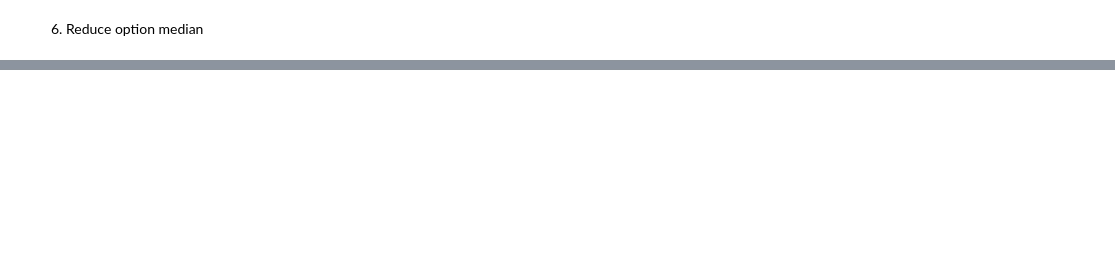
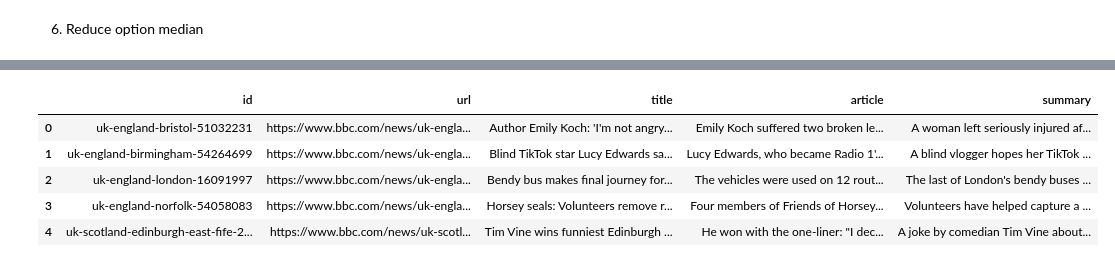
Before and after one commit to arisanguyen/w266_project, a Jupyter notebook: XL_Sum_BERT_Extractive.ipynb, the cells around one changed output, grey strips where cells are left out. Cells and saved outputs as stored; diff of their text form; code cells hidden in the pictures; blank space fills up the shorter version.

Commit message:
categories, chrf scores

```diff
--- a/XL_Sum_BERT_Extractive.ipynb
+++ b/XL_Sum_BERT_Extractive.ipynb
@@ -848,0 +595,15 @@ rougeLs average : 0.12307647067888493
+# %%
+def find_indices(list_to_check, item_to_find):
+    indices = []
+    for idx, value in enumerate(list_to_check):
+        if value == item_to_find:
+            indices.append(idx)
+    return indices
+# %%
+categories = []
+
+for i in range(len(dataset['train'])):
+    cat = dataset['train'][i]['id']
+    result = re.sub('\d','',cat)[:-1]
+    result = result.split('-')[0].split('.')[0]
+    categories.append(result)
@@ -848,0 +612,5 @@ rougeLs average : 0.12307647067888493
+# %%
+uk = find_indices(categories, 'uk')
+index = pd.DataFrame({"index": uk})
+sample_index = index.sample(n=1000, replace=False, random_state=1004)
+sample_index[:5]
@@ -848,0 +624,24 @@ rougeLs average : 0.12307647067888493
+# %%
+id = []
+url = []
+title = []
+article = []
+summary = []
+
+for i in sample_index["index"]:
+    id.append(dataset["train"][i]['id'])
+    url.append(dataset["train"][i]['url'])
+    title.append(dataset["train"][i]['title'])
+    summary.append(dataset["train"][i]['summary'])
+    article.append(dataset["train"][i]['text'])
+# %%
+d = {'id': id, 'url': url, "title": title, 'article': article, 'summary': summary}
+df = pd.DataFrame(data=d)
+df.head(5)
+# %% [output]
+|  | id | url | title | article | summary |
+| 0 | uk-england-bristol-51032231 | https://www.bbc.com/news/uk-engla... | Author Emily Koch: 'I'm not angry... | Emily Koch suffered two broken le... | A woman left seriously injured af... |
+| 1 | uk-england-birmingham-54264699 | https://www.bbc.com/news/uk-engla... | Blind TikTok star Lucy Edwards sa... | Lucy Edwards, who became Radio 1'... | A blind vlogger hopes her TikTok ... |
+| 2 | uk-england-london-16091997 | https://www.bbc.com/news/uk-engla... | Bendy bus makes final journey for... | The vehicles were used on 12 rout... | The last of London's bendy buses ... |
+| 3 | uk-england-norfolk-54058083 | https://www.bbc.com/news/uk-engla... | Horsey seals: Volunteers remove r... | Four members of Friends of Horsey... | Volunteers have helped capture a ... |
+| 4 | uk-scotland-edinburgh-east-fife-2... | https://www.bbc.com/news/uk-scotl... | Tim Vine wins funniest Edinburgh ... | He won with the one-liner: "I dec... | A joke by comedian Tim Vine about... |
```
Also changed, not shown: parts of 63 cells of this notebook, 3 other files.
